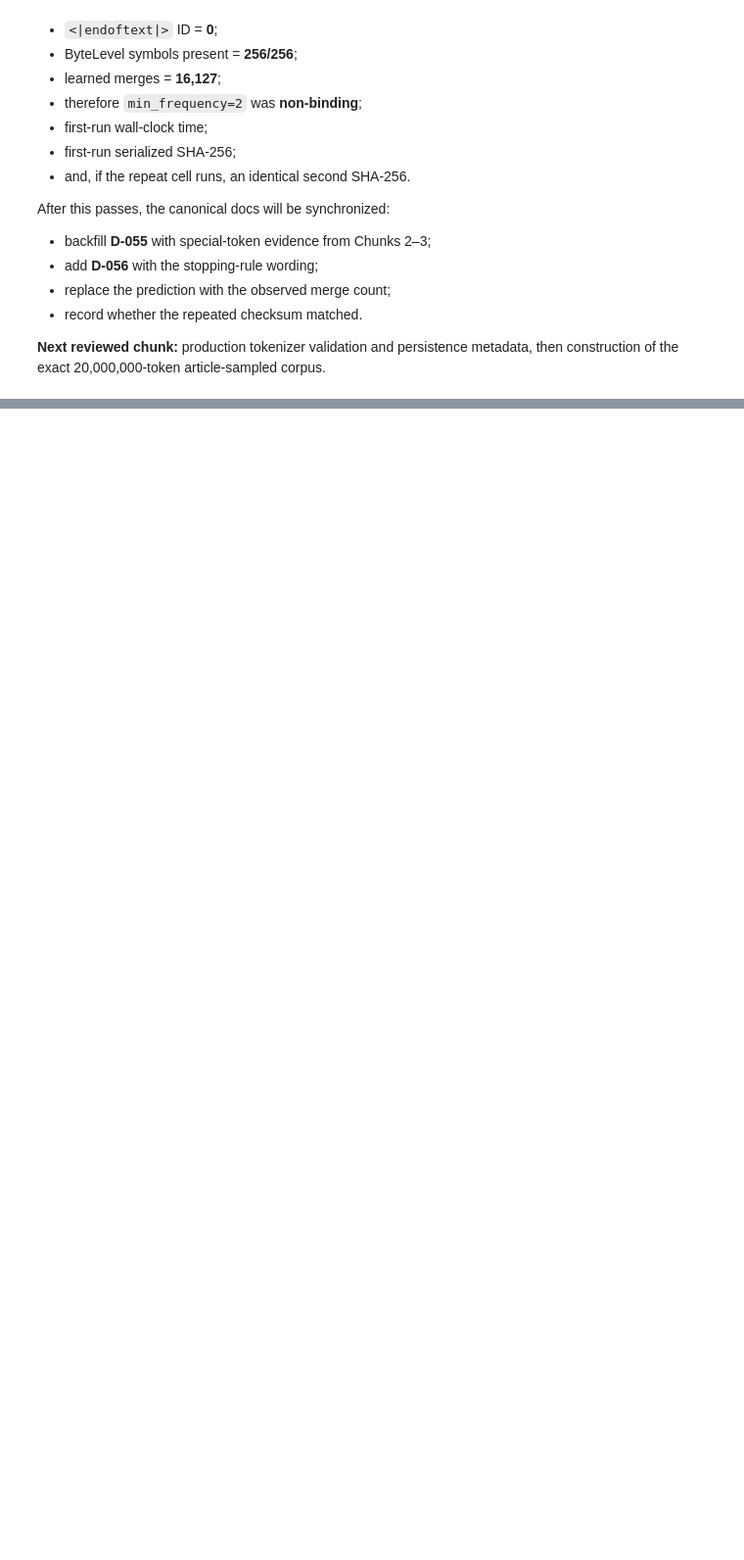
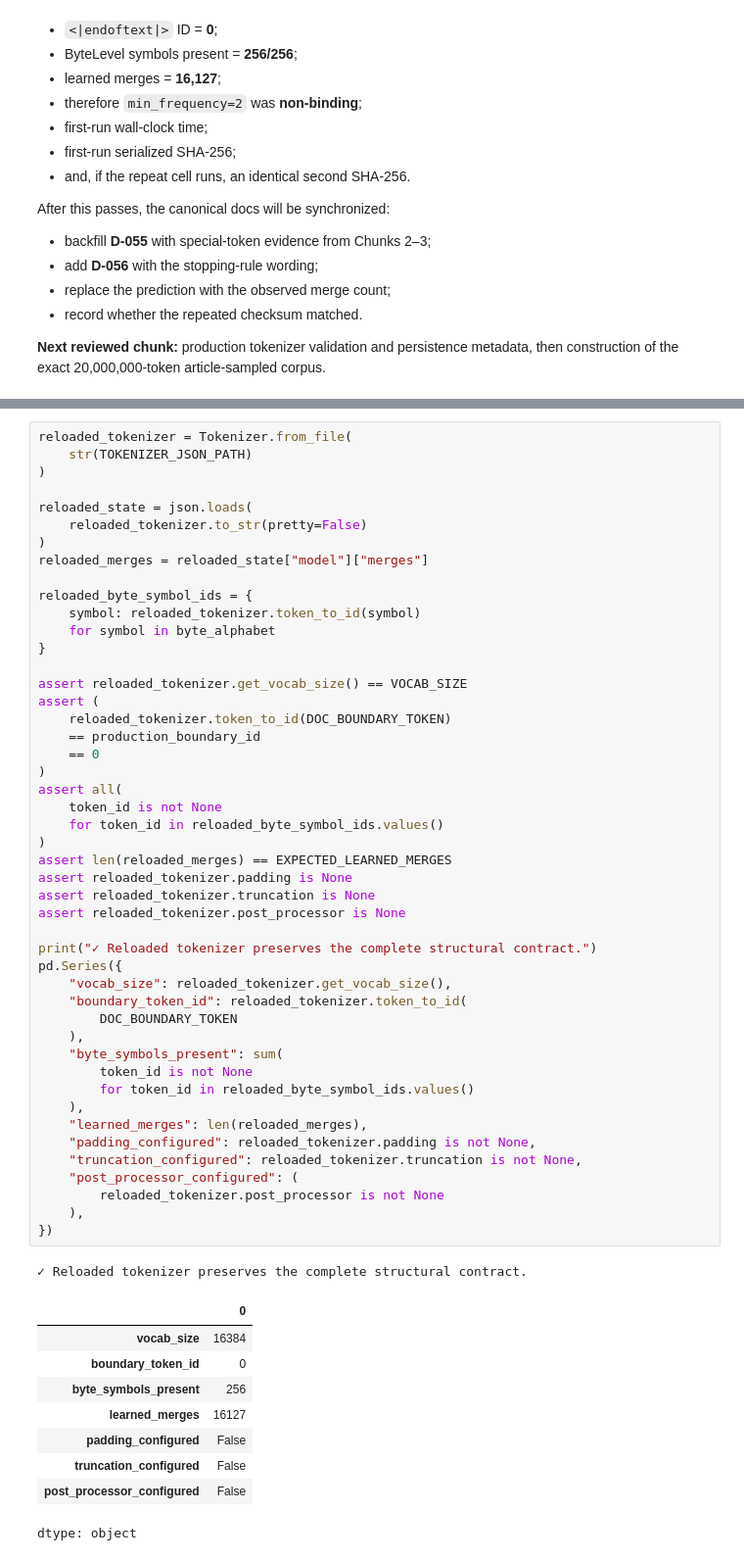
Before and after one commit to traderjohnd/foundation-model-from-scratch, a Jupyter notebook: notebooks/02_tokenizer_training_and_corpus_construction.ipynb, the cells around one changed output, grey strips where cells are left out. Shown at 98% size. Cells and saved outputs as stored; diff of their text form; blank space fills up the shorter version.

```diff
--- a/notebooks/02_tokenizer_training_and_corpus_construction.ipynb
+++ b/notebooks/02_tokenizer_training_and_corpus_construction.ipynb
@@ -906,0 +1001,58 @@ After this passes, the canonical docs will be synchronized:
+# %%
+reloaded_tokenizer = Tokenizer.from_file(
+    str(TOKENIZER_JSON_PATH)
+)
+
+reloaded_state = json.loads(
+    reloaded_tokenizer.to_str(pretty=False)
+)
+reloaded_merges = reloaded_state["model"]["merges"]
+
+reloaded_byte_symbol_ids = {
+    symbol: reloaded_tokenizer.token_to_id(symbol)
+    for symbol in byte_alphabet
+}
+
+assert reloaded_tokenizer.get_vocab_size() == VOCAB_SIZE
+assert (
+    reloaded_tokenizer.token_to_id(DOC_BOUNDARY_TOKEN)
+    == production_boundary_id
+    == 0
+)
+assert all(
+    token_id is not None
+    for token_id in reloaded_byte_symbol_ids.values()
+)
+assert len(reloaded_merges) == EXPECTED_LEARNED_MERGES
+assert reloaded_tokenizer.padding is None
+assert reloaded_tokenizer.truncation is None
+assert reloaded_tokenizer.post_processor is None
+
+print("✓ Reloaded tokenizer preserves the complete structural contract.")
+pd.Series({
+    "vocab_size": reloaded_tokenizer.get_vocab_size(),
+    "boundary_token_id": reloaded_tokenizer.token_to_id(
+        DOC_BOUNDARY_TOKEN
+    ),
+    "byte_symbols_present": sum(
+        token_id is not None
+        for token_id in reloaded_byte_symbol_ids.values()
+    ),
+    "learned_merges": len(reloaded_merges),
+    "padding_configured": reloaded_tokenizer.padding is not None,
+    "truncation_configured": reloaded_tokenizer.truncation is not None,
+    "post_processor_configured": (
+        reloaded_tokenizer.post_processor is not None
+    ),
+})
+# %% [output]
+✓ Reloaded tokenizer preserves the complete structural contract.
+|  | 0 |
+| vocab_size | 16384 |
+| boundary_token_id | 0 |
+| byte_symbols_present | 256 |
+| learned_merges | 16127 |
+| padding_configured | False |
+| truncation_configured | False |
+| post_processor_configured | False |
+dtype: object
```
Also changed, not shown: parts of 22 cells of this notebook.
